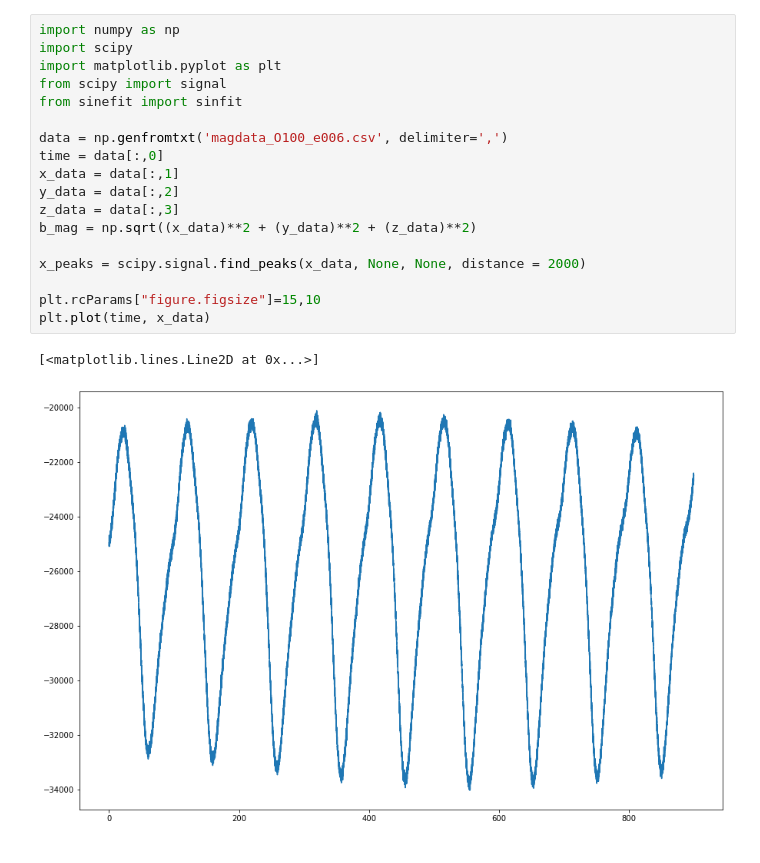
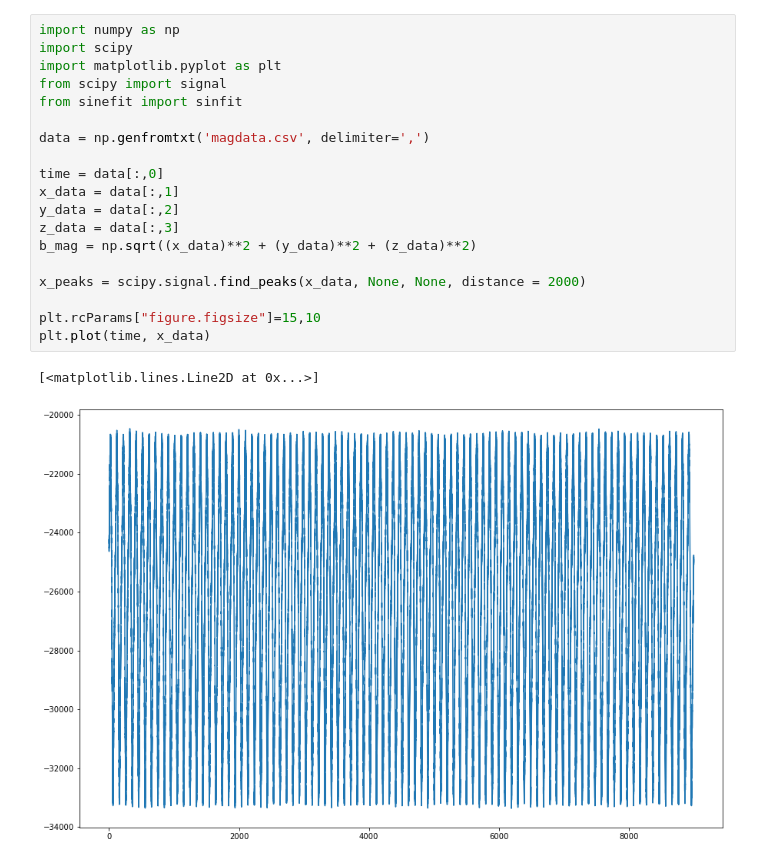
Before and after one commit to bskica/Orbital_Magnetometer, a Jupyter notebook: Data Analysis.ipynb, the cells around one changed output. Drawn from its saved outputs; the diff is of its cells as text.

```diff
--- a/Data Analysis.ipynb
+++ b/Data Analysis.ipynb
@@ -1,21 +1,22 @@
 # %%
 import numpy as np
 import scipy
 import matplotlib.pyplot as plt
 from scipy import signal
 from sinefit import sinfit
 
-data = np.genfromtxt('magdata_O100_e006.csv', delimiter=',')
+data = np.genfromtxt('magdata.csv', delimiter=',')
+
 time = data[:,0]
 x_data = data[:,1]
 y_data = data[:,2]
 z_data = data[:,3]
 b_mag = np.sqrt((x_data)**2 + (y_data)**2 + (z_data)**2)
 
 x_peaks = scipy.signal.find_peaks(x_data, None, None, distance = 2000)
 
 plt.rcParams["figure.figsize"]=15,10
 plt.plot(time, x_data)
 # %% [output]
 [<matplotlib.lines.Line2D at 0x...>]
-[figure, old version]
+[figure, new version]
```
Also changed, not shown: parts of 9 cells of this notebook, 1 other file.
